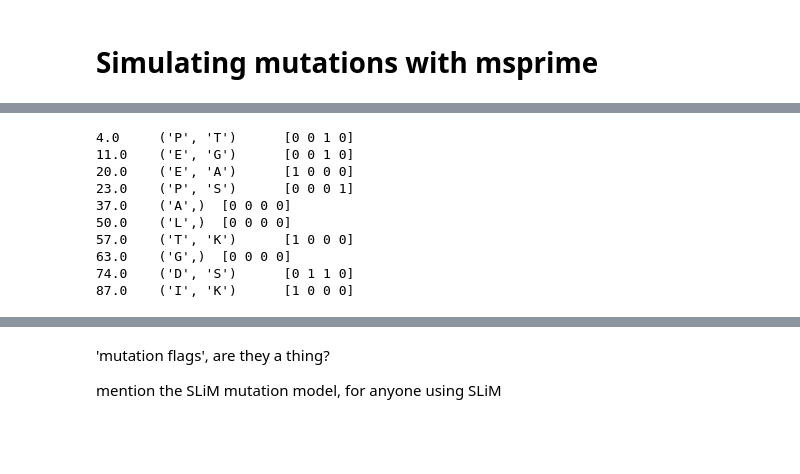
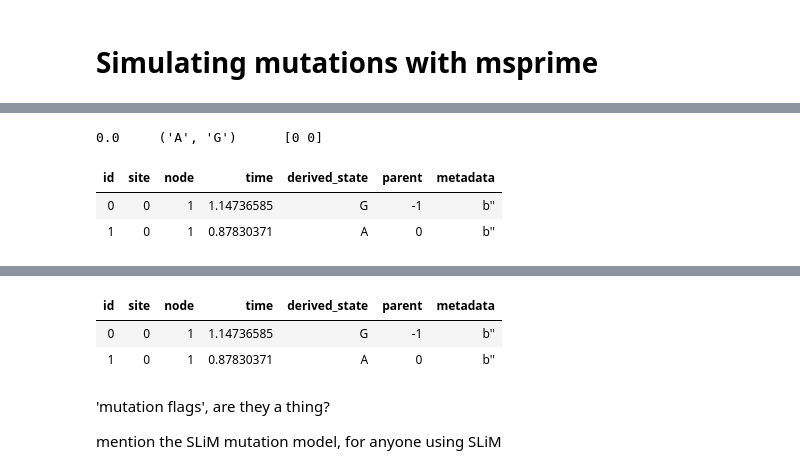
Before and after one commit to gtsambos/2022-ts-workshops, a Jupyter notebook: 3.simulating-mutations-with-msprime.ipynb, the cells around one changed output, grey strips where cells are left out. Saved outputs shown, nothing was run; the diff lists cells and outputs as text; code cells hidden in the pictures; blank space fills up the shorter version.

```diff
--- a/3.simulating-mutations-with-msprime.ipynb
+++ b/3.simulating-mutations-with-msprime.ipynb
@@ -105,3 +254,8 @@ mts = msprime.sim_mutations(ts, rate=0.01, random_seed=2022,
 SVG(mts.draw_svg())
 # %% [output]
 [drawing not drawn]
+# %%
+ts_1locus = msprime.sim_ancestry(1, sequence_length=1, random_seed=1991)
+mts_1locus = msprime.sim_mutations(ts_1locus, rate=0.5, random_seed=42,
+                            model=msprime.JC69())
+SVG(mts_1locus.draw_svg())
@@ -108,15 +264,12 @@ SVG(mts.draw_svg())
 # %%
-for var in mts.variants():
+for var in mts_1locus.variants():
     print(var.site.position, var.alleles, var.genotypes, sep="\t")
 # %% [output]
-4.0     ('P', 'T')      [0 0 1 0]
-11.0    ('E', 'G')      [0 0 1 0]
-20.0    ('E', 'A')      [1 0 0 0]
-23.0    ('P', 'S')      [0 0 0 1]
-37.0    ('A',)  [0 0 0 0]
-50.0    ('L',)  [0 0 0 0]
-57.0    ('T', 'K')      [1 0 0 0]
-63.0    ('G',)  [0 0 0 0]
-74.0    ('D', 'S')      [0 1 1 0]
-87.0    ('I', 'K')      [1 0 0 0]
+0.0     ('A', 'G')      [0 0]
+# %%
+mts_1locus.tables.mutations
+# %% [output]
+| id | site | node | time | derived_state | parent | metadata |
+| 0 | 0 | 1 | 1.14736585 | G | -1 | b'' |
+| 1 | 0 | 1 | 0.87830371 | A | 0 | b'' |
 # %%
@@ -126,5 +280,11 @@ SVG(mts.draw_svg())
 # %% [output]
 [drawing not drawn]
+# %%
+mts_1locus.tables.mutations
+# %% [output]
+| id | site | node | time | derived_state | parent | metadata |
+| 0 | 0 | 1 | 1.14736585 | G | -1 | b'' |
+| 1 | 0 | 1 | 0.87830371 | A | 0 | b'' |
 # %% [markdown]
 'mutation flags', are they a thing?
 
```
Also changed, not shown: parts of 73 cells of this notebook, 2 other files.
